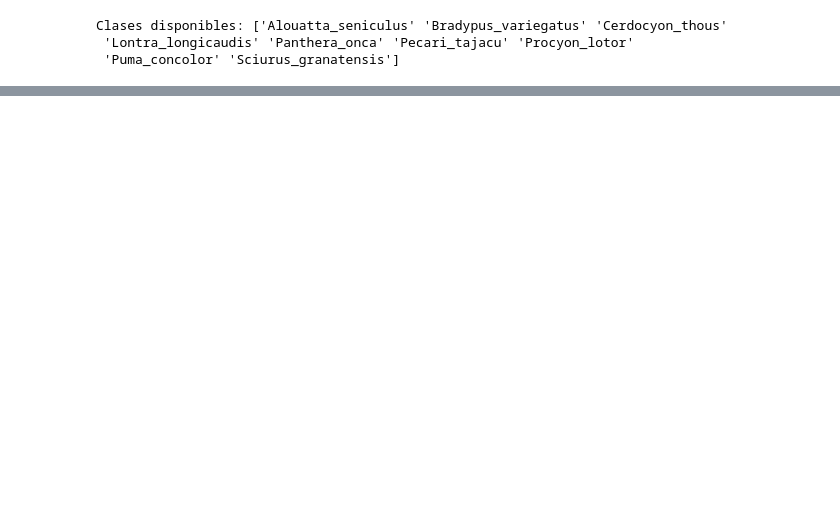
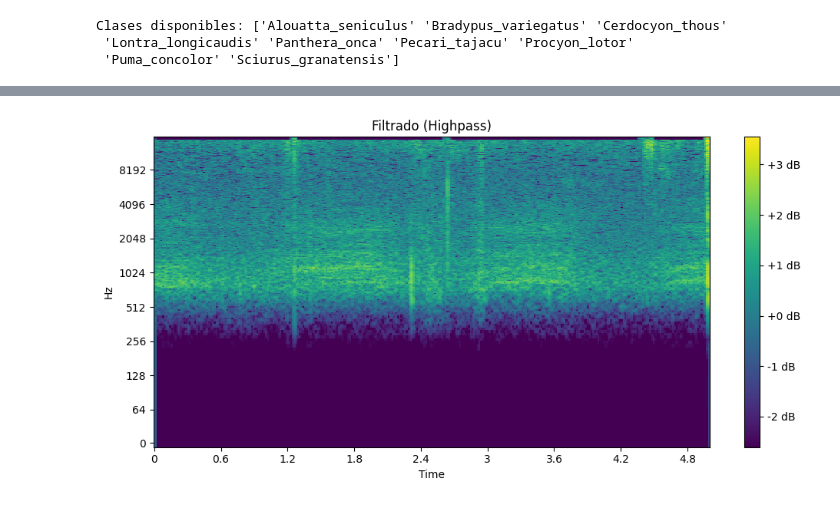
Before and after one commit to OverAlexander-MR/Clasification_Binary_Bird, a Jupyter notebook: for.ipynb, the cells around one changed output, grey strips where cells are left out. Drawn from its saved outputs; the diff is of its cells as text; code cells hidden in the pictures; blank space fills up the shorter version.

```diff
--- a/for.ipynb
+++ b/for.ipynb
@@ -54,0 +56,30 @@ Especie predicha: Puma_concolor (confianza: 0.94)
+# %%
+import librosa
+import matplotlib.pyplot as plt
+from IPython.display import Audio
+
+
+plt.figure(figsize=(10, 5))
+
+librosa.display.specshow(spec, sr=32000, x_axis='time', y_axis='log', cmap='viridis')
+plt.title("Filtrado (Highpass)")
+plt.colorbar(format='%+2.0f dB')
+
+plt.tight_layout()
+plt.show()
+# S_amplitude = librosa.db_to_amplitude(spec)
+# S = librosa.griffinlim(S_amplitude)
+
+# Entonces para desnormalizar:
+mean_D = np.mean(spec)
+std_D = np.std(spec)
+D_desnormalizado = spec * std_D + mean_D
+# Usamos ref=1.0 como aproximación si no tienes el valor original
+S_magnitude = librosa.db_to_amplitude(D_desnormalizado, ref=88)
+# Usa los mismos parámetros que usaste en la STFT original
+y_reconstruido = librosa.griffinlim(S_magnitude, n_fft=2048)
+
+
+Audio(data=y_reconstruido, rate=32000)
+# %% [output]
+[figure, added]
```
Also changed, not shown: parts of 5 cells of this notebook, 2 other files.
